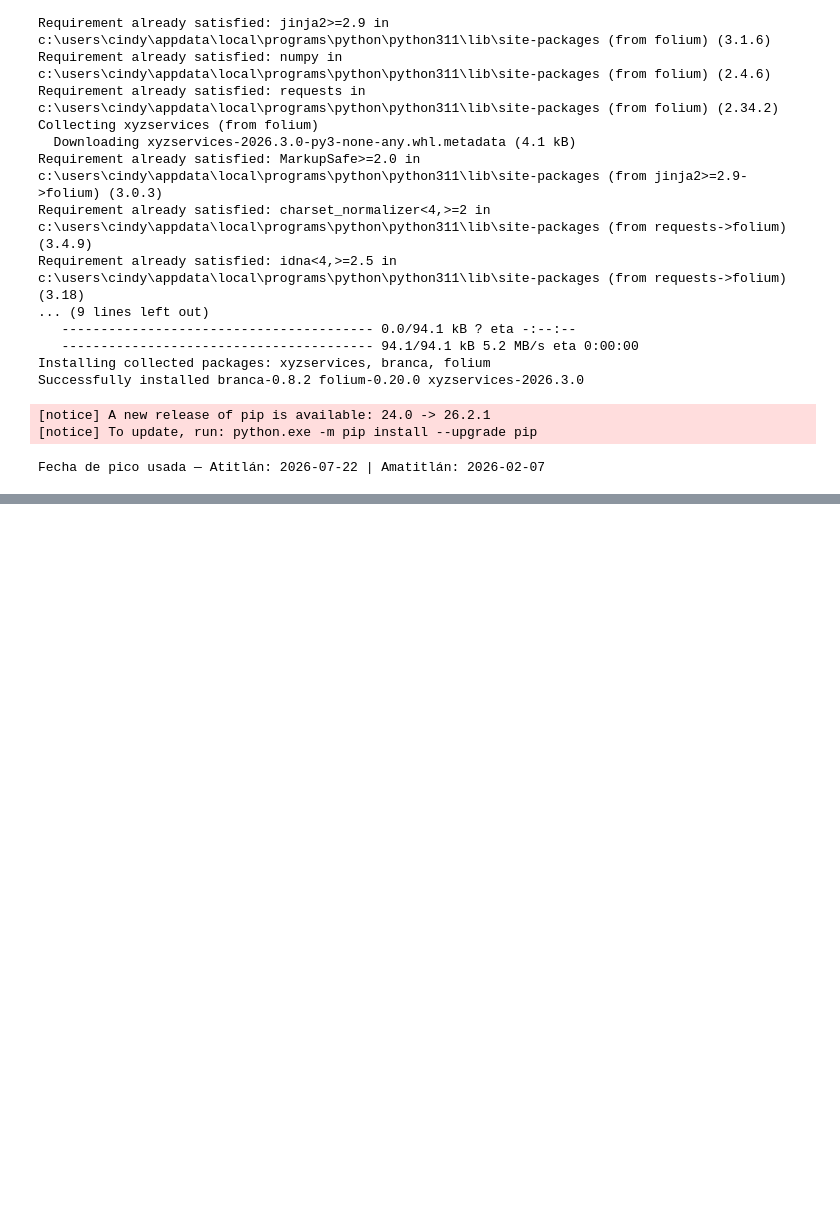
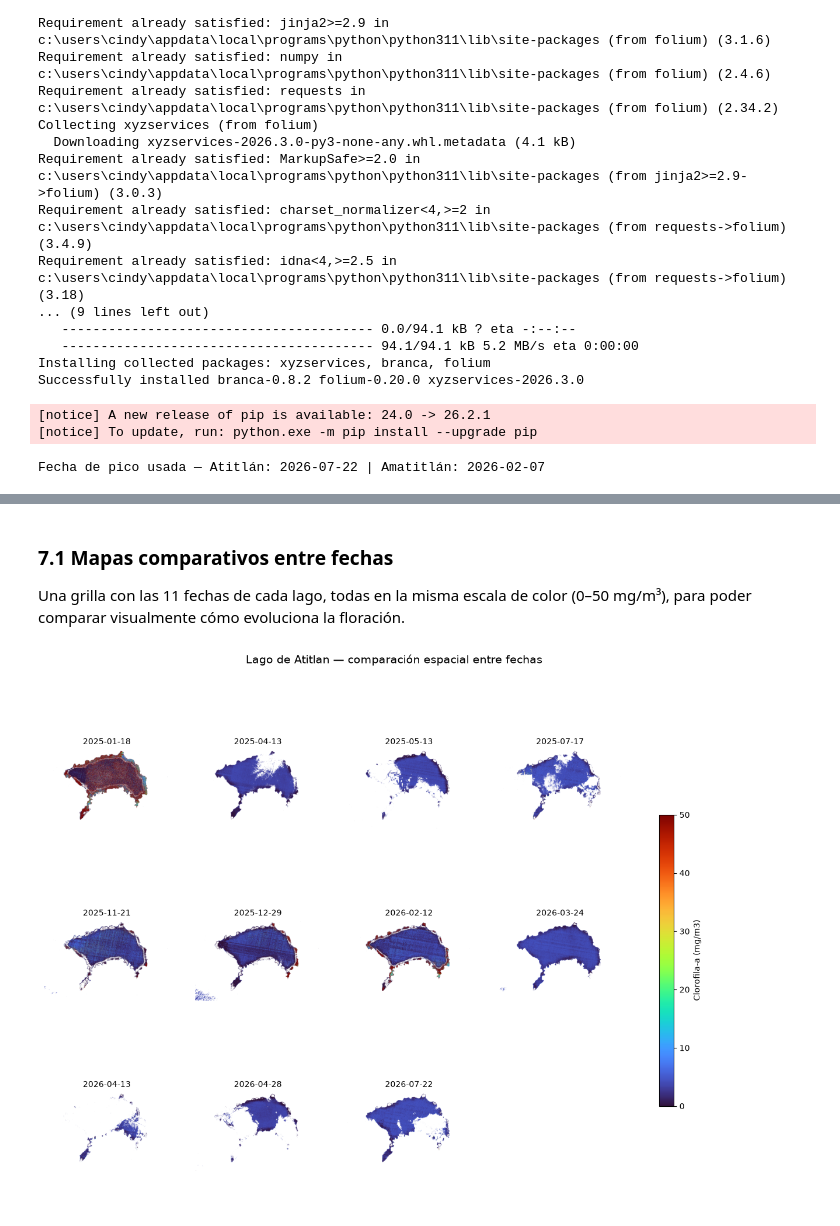
Before and after one commit to dannyrmrz/Lab04-DataScience, a Jupyter notebook: Lab04_Cianobacteria.ipynb, the cells around one changed output, grey strips where cells are left out. Cells and saved outputs as stored; diff of their text form; code cells hidden in the pictures; blank space fills up the shorter version.

Commit message:
feat patrones espaciales

```diff
--- a/Lab04_Cianobacteria.ipynb
+++ b/Lab04_Cianobacteria.ipynb
@@ -555,0 +544,31 @@ mapa_atitlan
+# %% [markdown]
+### 7.1 Mapas comparativos entre fechas
+
+Una grilla con las 11 fechas de cada lago, todas en la misma escala de color
+(0–50 mg/m³), para poder comparar visualmente cómo evoluciona la floración.
+# %%
+def grilla_chla(lago, cols=4, vmin=0, vmax=50):
+    """Panel con el índice de cianobacteria de todas las fechas de un lago, en la misma escala."""
+    fechas = ESCENAS.loc[ESCENAS.lago == lago, "fecha"].tolist()
+    filas = int(np.ceil(len(fechas) / cols))
+    fig, axes = plt.subplots(filas, cols, figsize=(4 * cols, 3.6 * filas))
+    axes = np.array(axes).reshape(-1)
+
+    im = None
+    for ax, fecha in zip(axes, fechas):
+        ix = calcular_indices(lago, fecha)
+        im = ax.imshow(ix["chla"], cmap="turbo", vmin=vmin, vmax=vmax)
+        ax.set_title(fecha, fontsize=10)
+        ax.axis("off")
+    for ax in axes[len(fechas):]:
+        ax.axis("off")
+
+    fig.colorbar(im, ax=axes.tolist(), shrink=0.6, label="Clorofila-a (mg/m3)")
+    fig.suptitle(f"Lago de {lago} — comparación espacial entre fechas", fontsize=14)
+    fig.savefig(DATOS / "resultados" / f"grilla_{lago}.png", dpi=120, bbox_inches="tight")
+    plt.show()
+
+
+grilla_chla("Atitlan")
+# %% [output]
+[figure, added]
```
Also changed, not shown: parts of 4 cells of this notebook, 2 other files.
